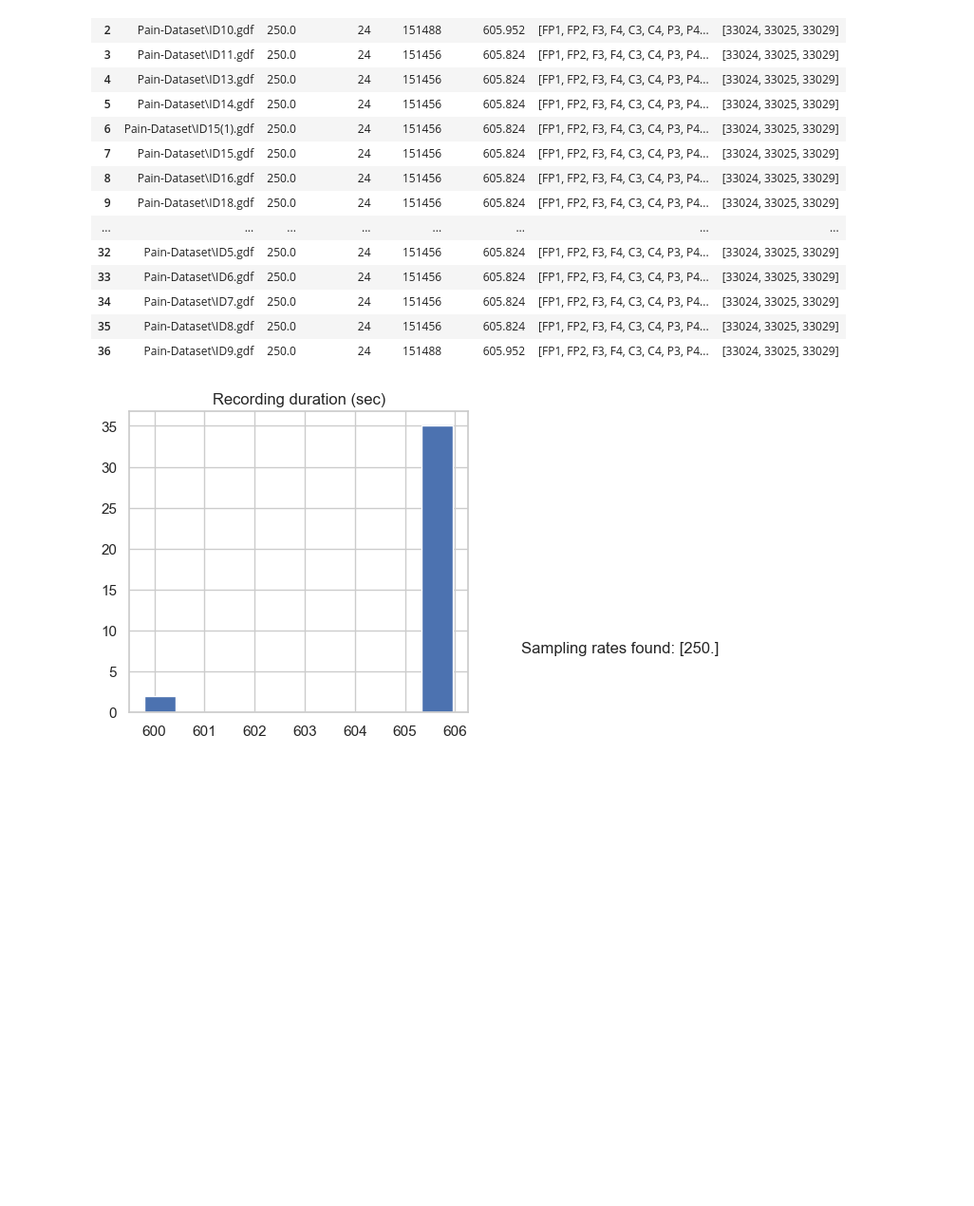
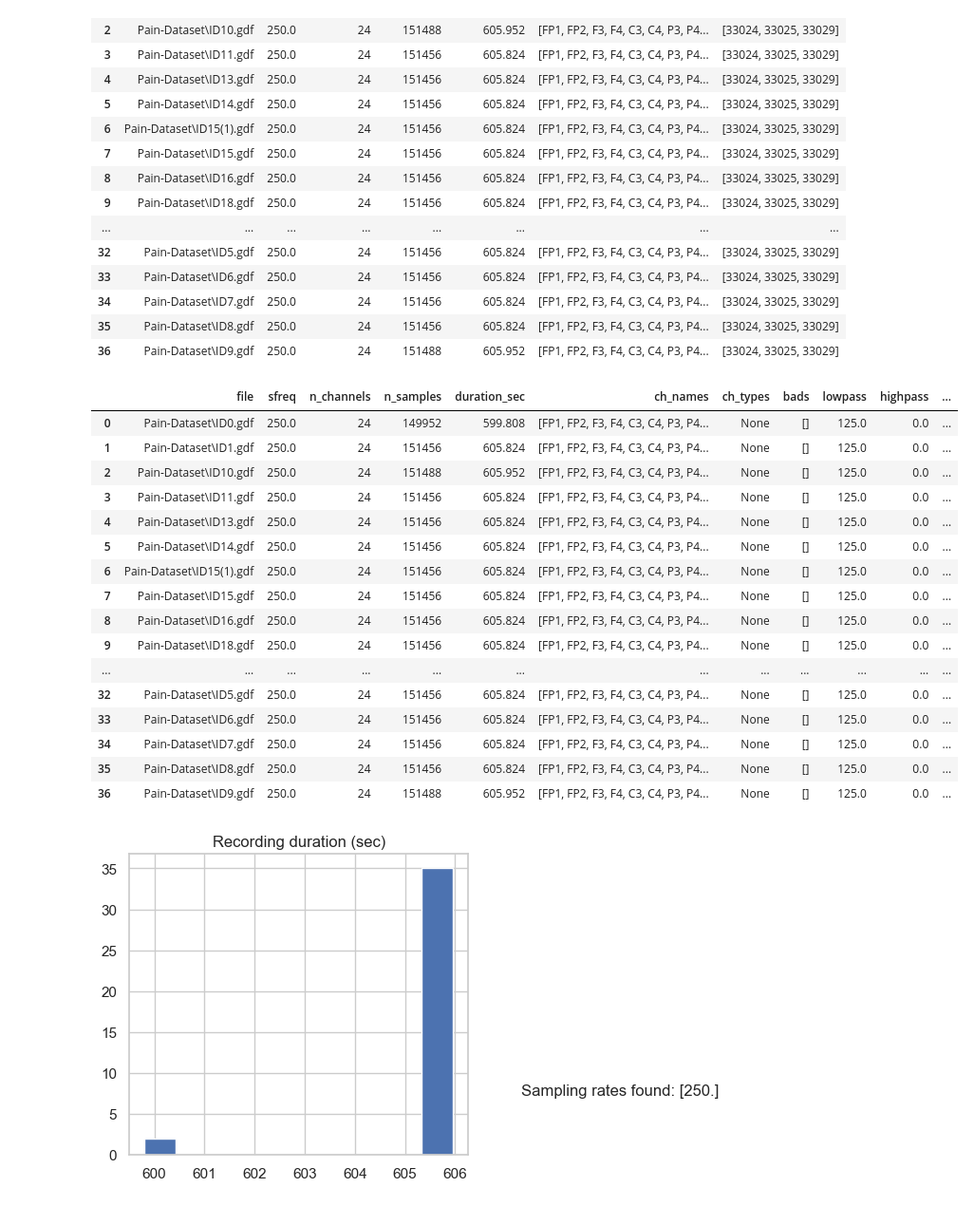
Before and after one commit to mks2002/NeuroPathic-Pain-EEG, a Jupyter notebook: 1-EEG-Read-Visualize-Pipeline.ipynb, the cells around one changed output. Shown at 95% size. Drawn from its saved outputs; the diff is of its cells as text; code cells hidden in the pictures; blank space fills up the shorter version.

```diff
--- a/1-EEG-Read-Visualize-Pipeline.ipynb
+++ b/1-EEG-Read-Visualize-Pipeline.ipynb
@@ -114,3 +188,35 @@ meta_df
+# %%
+records = []
+raw_cache = {}
+
+for f in gdf_files:
+    raw, meta = read_gdf_metadataV2(f, preload=False)
+    if meta is None:
+        continue
+    records.append(meta)
+    raw_cache[f] = raw  # optional
+
+meta_df = pd.DataFrame(records)
+meta_df.to_csv(OUTPUT_DIR / 'files_metadata_V2.csv', index=False)
+meta_df
+# %% [output]
+|  | file | sfreq | n_channels | n_samples | duration_sec | ch_names | ch_types | bads | lowpass | highpass | ... |
+| 0 | Pain-Dataset\ID0.gdf | 250.0 | 24 | 149952 | 599.808 | [FP1, FP2, F3, F4, C3, C4, P3, P4... | None | [] | 125.0 | 0.0 | ... |
+| 1 | Pain-Dataset\ID1.gdf | 250.0 | 24 | 151456 | 605.824 | [FP1, FP2, F3, F4, C3, C4, P3, P4... | None | [] | 125.0 | 0.0 | ... |
+| 2 | Pain-Dataset\ID10.gdf | 250.0 | 24 | 151488 | 605.952 | [FP1, FP2, F3, F4, C3, C4, P3, P4... | None | [] | 125.0 | 0.0 | ... |
+| 3 | Pain-Dataset\ID11.gdf | 250.0 | 24 | 151456 | 605.824 | [FP1, FP2, F3, F4, C3, C4, P3, P4... | None | [] | 125.0 | 0.0 | ... |
+| 4 | Pain-Dataset\ID13.gdf | 250.0 | 24 | 151456 | 605.824 | [FP1, FP2, F3, F4, C3, C4, P3, P4... | None | [] | 125.0 | 0.0 | ... |
+| 5 | Pain-Dataset\ID14.gdf | 250.0 | 24 | 151456 | 605.824 | [FP1, FP2, F3, F4, C3, C4, P3, P4... | None | [] | 125.0 | 0.0 | ... |
+| 6 | Pain-Dataset\ID15(1).gdf | 250.0 | 24 | 151456 | 605.824 | [FP1, FP2, F3, F4, C3, C4, P3, P4... | None | [] | 125.0 | 0.0 | ... |
+| 7 | Pain-Dataset\ID15.gdf | 250.0 | 24 | 151456 | 605.824 | [FP1, FP2, F3, F4, C3, C4, P3, P4... | None | [] | 125.0 | 0.0 | ... |
+| 8 | Pain-Dataset\ID16.gdf | 250.0 | 24 | 151456 | 605.824 | [FP1, FP2, F3, F4, C3, C4, P3, P4... | None | [] | 125.0 | 0.0 | ... |
+| 9 | Pain-Dataset\ID18.gdf | 250.0 | 24 | 151456 | 605.824 | [FP1, FP2, F3, F4, C3, C4, P3, P4... | None | [] | 125.0 | 0.0 | ... |
+| ... | ... | ... | ... | ... | ... | ... | ... | ... | ... | ... | ... |
+| 32 | Pain-Dataset\ID5.gdf | 250.0 | 24 | 151456 | 605.824 | [FP1, FP2, F3, F4, C3, C4, P3, P4... | None | [] | 125.0 | 0.0 | ... |
+| 33 | Pain-Dataset\ID6.gdf | 250.0 | 24 | 151456 | 605.824 | [FP1, FP2, F3, F4, C3, C4, P3, P4... | None | [] | 125.0 | 0.0 | ... |
+| 34 | Pain-Dataset\ID7.gdf | 250.0 | 24 | 151456 | 605.824 | [FP1, FP2, F3, F4, C3, C4, P3, P4... | None | [] | 125.0 | 0.0 | ... |
+| 35 | Pain-Dataset\ID8.gdf | 250.0 | 24 | 151456 | 605.824 | [FP1, FP2, F3, F4, C3, C4, P3, P4... | None | [] | 125.0 | 0.0 | ... |
+| 36 | Pain-Dataset\ID9.gdf | 250.0 | 24 | 151488 | 605.952 | [FP1, FP2, F3, F4, C3, C4, P3, P4... | None | [] | 125.0 | 0.0 | ... |
 # %%
 # Quick summary plots: distribution of durations and sampling rates
 plt.figure(figsize=(8,4))
```
Also changed, not shown: parts of 3 cells of this notebook, 1 other file.
